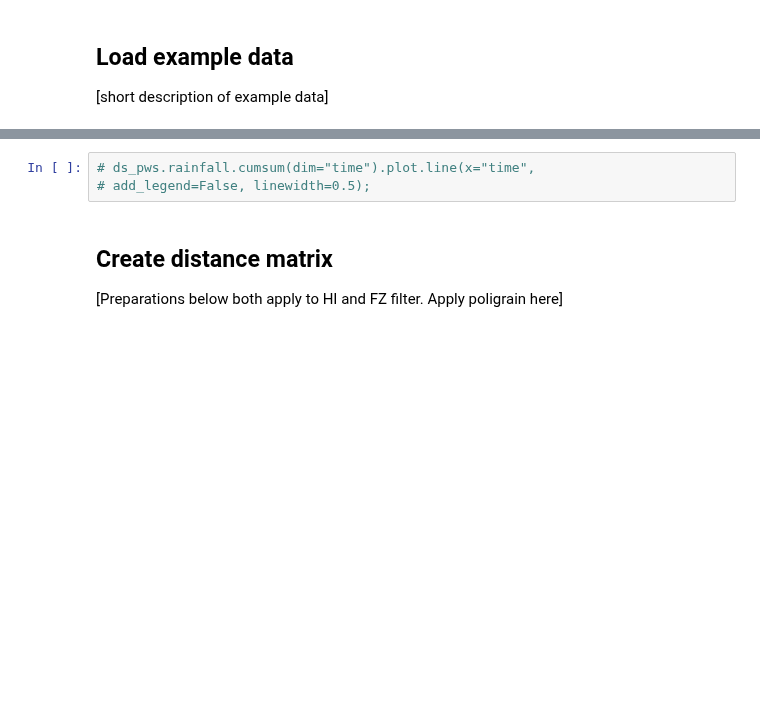
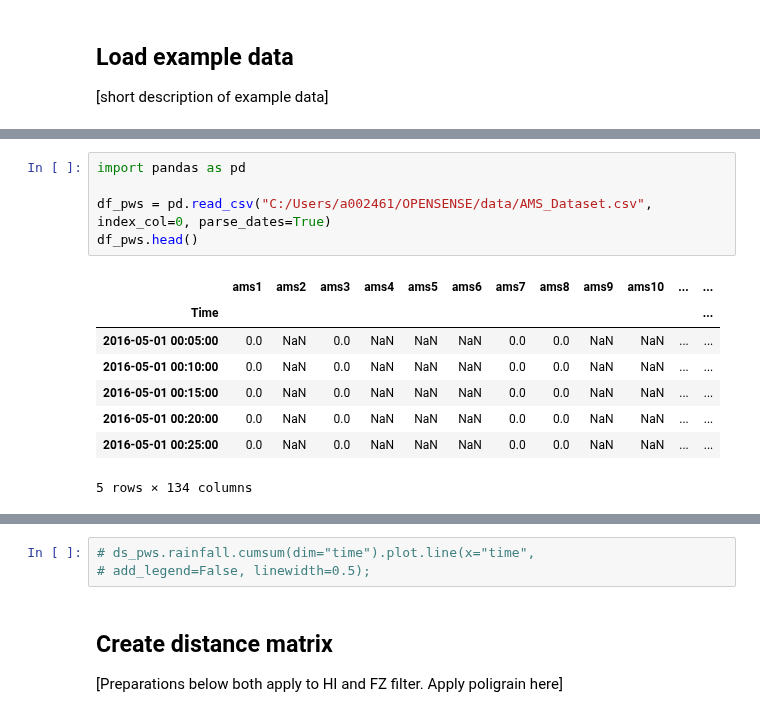
Before and after one commit to lepetersson/pypwsqc, a Jupyter notebook: docs/notebooks/high_influx_filter.ipynb, the cells around one changed output, grey strips where cells are left out. Drawn from its saved outputs; the diff is of its cells as text; blank space fills up the shorter version.

```diff
--- a/docs/notebooks/high_influx_filter.ipynb
+++ b/docs/notebooks/high_influx_filter.ipynb
@@ -38,0 +64,14 @@ import pypwsqc
+# %%
+import pandas as pd
+
+df_pws = pd.read_csv("C:/Users/a002461/OPENSENSE/data/AMS_Dataset.csv", index_col=0, parse_dates=True)
+df_pws.head()
+# %% [output]
+|  | ams1 | ams2 | ams3 | ams4 | ams5 | ams6 | ams7 | ams8 | ams9 | ams10 | ... | ... |
+| Time |  |  |  |  |  |  |  |  |  |  |  | ... |
+| 2016-05-01 00:05:00 | 0.0 | NaN | 0.0 | NaN | NaN | NaN | 0.0 | 0.0 | NaN | NaN | ... | ... |
+| 2016-05-01 00:10:00 | 0.0 | NaN | 0.0 | NaN | NaN | NaN | 0.0 | 0.0 | NaN | NaN | ... | ... |
+| 2016-05-01 00:15:00 | 0.0 | NaN | 0.0 | NaN | NaN | NaN | 0.0 | 0.0 | NaN | NaN | ... | ... |
+| 2016-05-01 00:20:00 | 0.0 | NaN | 0.0 | NaN | NaN | NaN | 0.0 | 0.0 | NaN | NaN | ... | ... |
+| 2016-05-01 00:25:00 | 0.0 | NaN | 0.0 | NaN | NaN | NaN | 0.0 | 0.0 | NaN | NaN | ... | ... |
+5 rows × 134 columns
```
Also changed, not shown: parts of 16 cells of this notebook, 1 other file.
